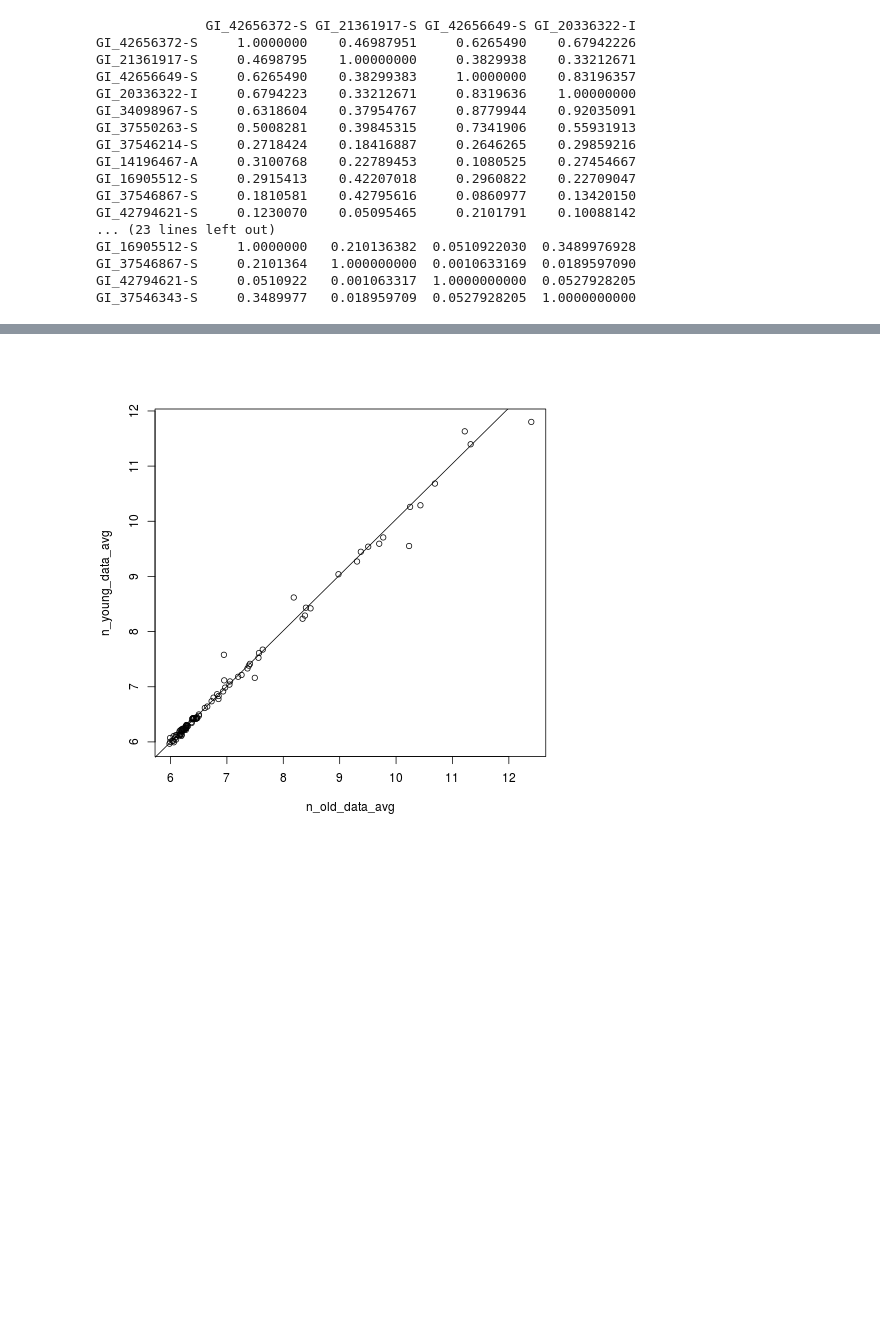
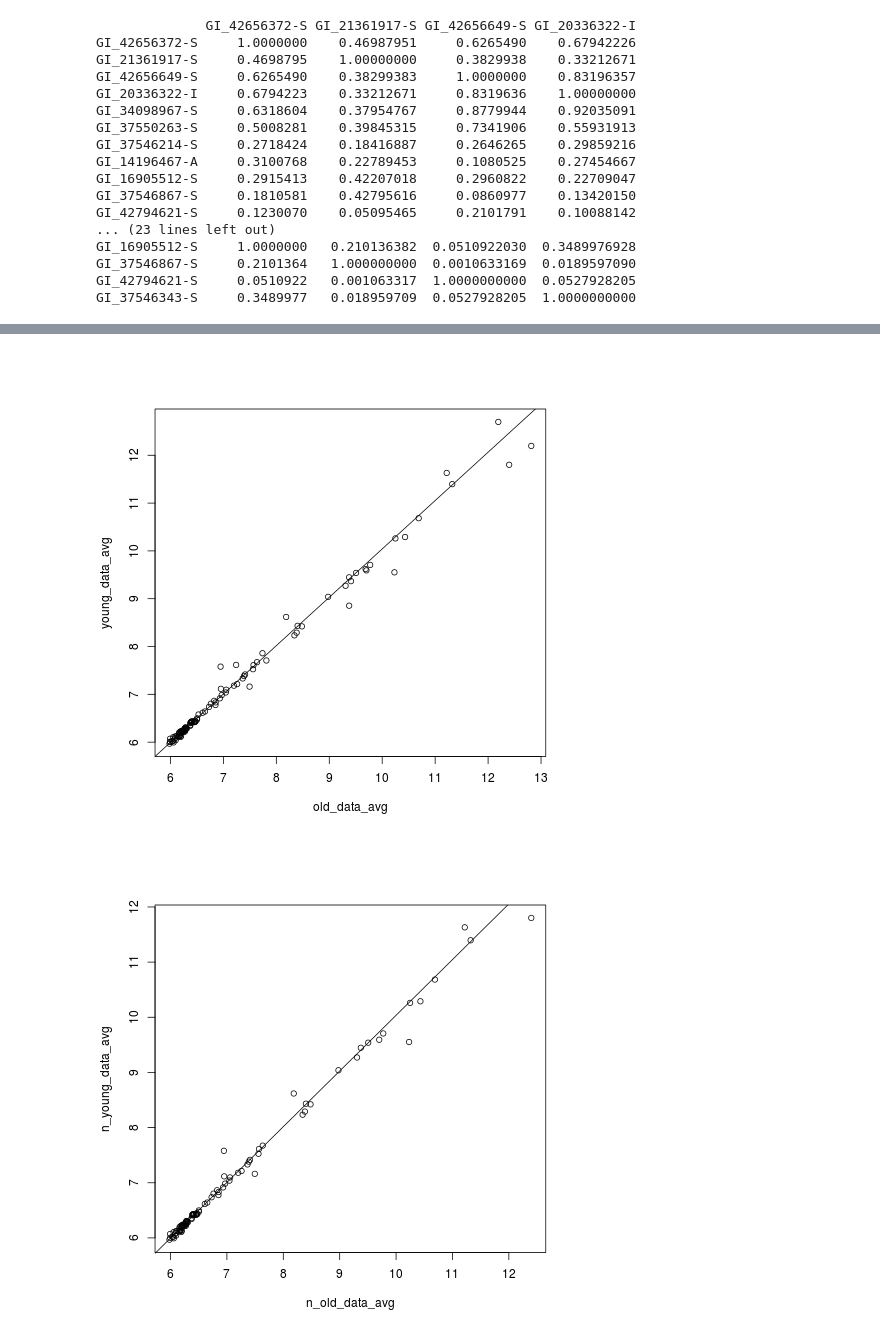
Before and after one commit to Patrickzhou/data-analysis-template, a Jupyter notebook: notebooks/NB3_data_analysis.ipynb, the cells around one changed output, grey strips where cells are left out. Cells and saved outputs as stored; diff of their text form; code cells hidden in the pictures; blank space fills up the shorter version.

```diff
--- a/notebooks/NB3_data_analysis.ipynb
+++ b/notebooks/NB3_data_analysis.ipynb
@@ -342,5 +345,15 @@ The downloaded source packages are in
 Loading required package: corrplot
 [figure]
+# %%
+%%R
+#Let us plot the relation between the old and the young
+old_data_avg = apply(old_numeric,1,mean,na.rm=TRUE)
+young_data_avg = apply(young_numeric,1,mean,na.rm=TRUE)
+
+plot(old_data_avg,young_data_avg)
+abline(lm(old_data_avg ~ young_data_avg))
+# %% [output]
+[figure, added]
 # %%
 %%R
 #Let us plot the relation between the old and the young after deleting the top 12
```
Also changed, not shown: parts of 3 cells of this notebook, 1 other file.
